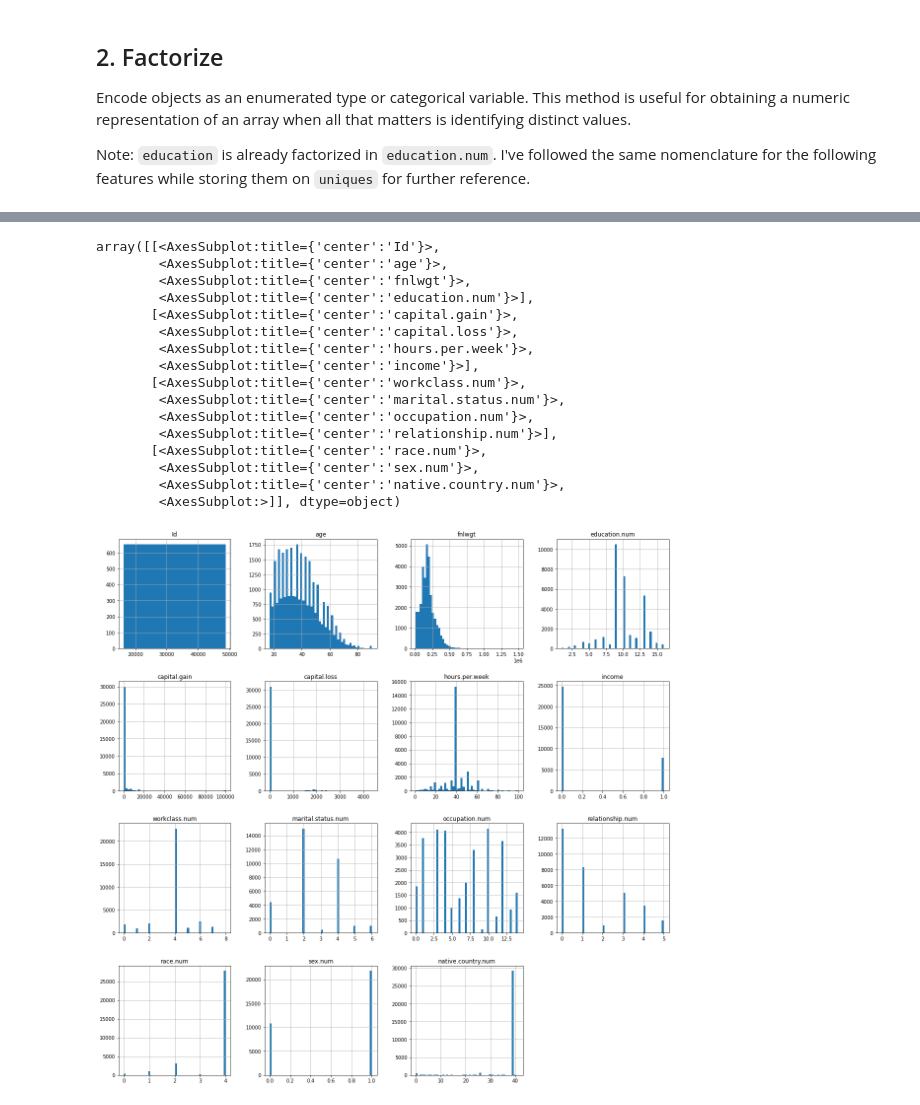
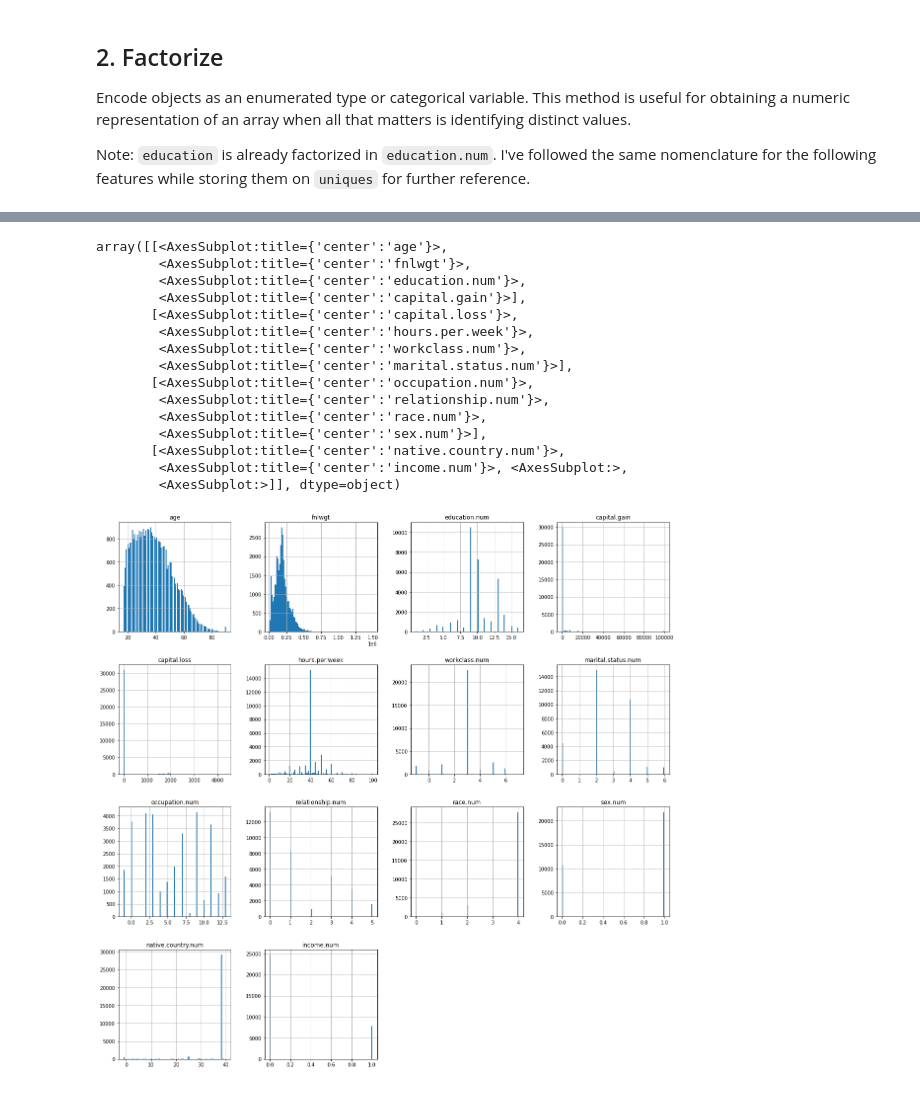
Before and after one commit to vitorgt/PMR3508, a Jupyter notebook: knn/knn-adult.ipynb, the cells around one changed output, grey strips where cells are left out. Saved outputs shown, nothing was run; the diff lists cells and outputs as text; code cells hidden in the pictures.

```diff
--- a/knn/knn-adult.ipynb
+++ b/knn/knn-adult.ipynb
@@ -59,32 +90,20 @@ adult.describe()
-# %%
-# fig, ax = plt.subplots(5, 3, figsize=(20,10))
-# fig = plt.figure(figsize=(20, 80))
-
-# for i in range(1, 16):
-#     ax = fig.add_subplot(15,1,i)
-#     ax.plot(np.asarray(adult.iloc[:,i].value_counts()))
-#     ax.set_title(adult.columns[i])
-#     print(np.asarray(adult.iloc[:,i].value_counts()))
-
-# plt.show()
-
-adult.hist(bins=50, figsize=(20,20))
-# %% [output]
-array([[<AxesSubplot:title={'center':'Id'}>,
-        <AxesSubplot:title={'center':'age'}>,
-        <AxesSubplot:title={'center':'fnlwgt'}>,
-        <AxesSubplot:title={'center':'education.num'}>],
-       [<AxesSubplot:title={'center':'capital.gain'}>,
-        <AxesSubplot:title={'center':'capital.loss'}>,
-        <AxesSubplot:title={'center':'hours.per.week'}>,
-        <AxesSubplot:title={'center':'income'}>],
-       [<AxesSubplot:title={'center':'workclass.num'}>,
-        <AxesSubplot:title={'center':'marital.status.num'}>,
-        <AxesSubplot:title={'center':'occupation.num'}>,
-        <AxesSubplot:title={'center':'relationship.num'}>],
-       [<AxesSubplot:title={'center':'race.num'}>,
-        <AxesSubplot:title={'center':'sex.num'}>,
-        <AxesSubplot:title={'center':'native.country.num'}>,
-        <AxesSubplot:>]], dtype=object)
-[figure, removed]
+# %%
+adultNA.hist(bins=100, figsize=(20, 20))
+# %% [output]
+array([[<AxesSubplot:title={'center':'age'}>,
+        <AxesSubplot:title={'center':'fnlwgt'}>,
+        <AxesSubplot:title={'center':'education.num'}>,
+        <AxesSubplot:title={'center':'capital.gain'}>],
+       [<AxesSubplot:title={'center':'capital.loss'}>,
+        <AxesSubplot:title={'center':'hours.per.week'}>,
+        <AxesSubplot:title={'center':'workclass.num'}>,
+        <AxesSubplot:title={'center':'marital.status.num'}>],
+       [<AxesSubplot:title={'center':'occupation.num'}>,
+        <AxesSubplot:title={'center':'relationship.num'}>,
+        <AxesSubplot:title={'center':'race.num'}>,
+        <AxesSubplot:title={'center':'sex.num'}>],
+       [<AxesSubplot:title={'center':'native.country.num'}>,
+        <AxesSubplot:title={'center':'income.num'}>, <AxesSubplot:>,
+        <AxesSubplot:>]], dtype=object)
+[figure, added]
 # %%
```
Also changed, not shown: parts of 25 cells of this notebook, 1 other file.
